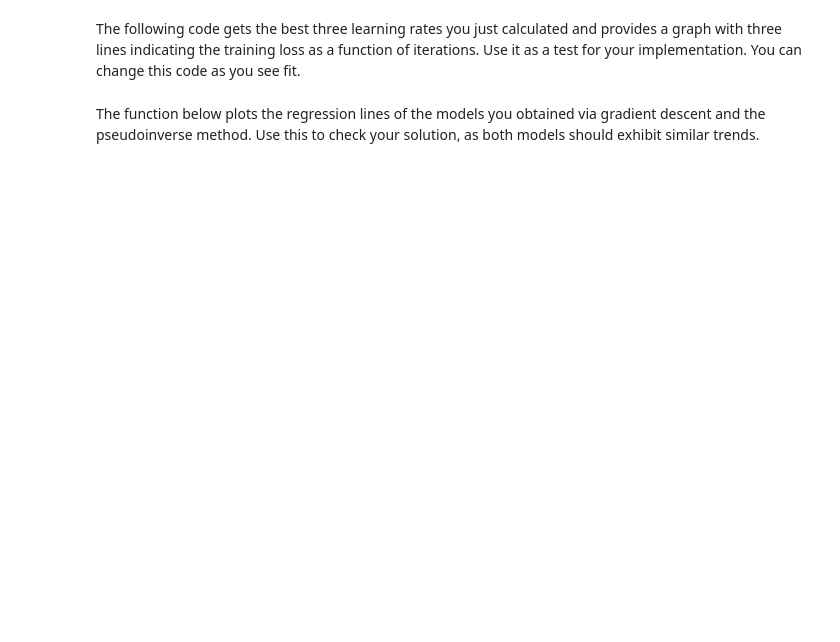
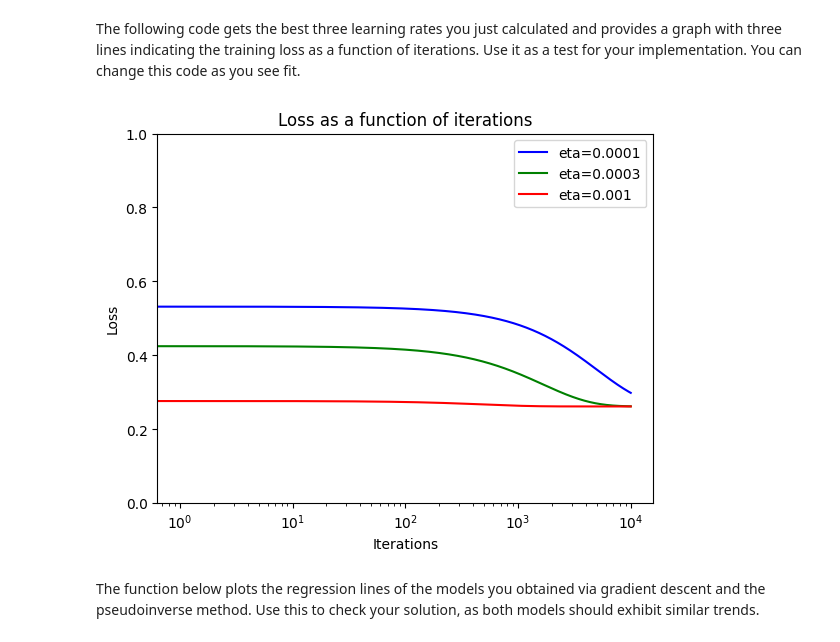
Before and after one commit to guyStrauss/machine-learning-from-data, a Jupyter notebook: hw1/hw1.ipynb, the cells around one changed output. Drawn from its saved outputs; the diff is of its cells as text; code cells hidden in the pictures; blank space fills up the shorter version.

```diff
--- a/hw1/hw1.ipynb
+++ b/hw1/hw1.ipynb
@@ -298,25 +326,29 @@ print(best_learning_rate)
 # %% [markdown]
 The following code gets the best three learning rates you just calculated and provides a graph with three lines indicating the training loss as a function of iterations. Use it as a test for your implementation. You can change this code as you see fit.
 # %%
-top_3_etas = sorted([(value, key) for key, value in eta_dict.items()], reverse=False)[:3]
+top_3_etas = sorted([(value, key) for key, value in eta_dict.items()], reverse=False)[
+             :3]
 top_3_etas = [x[1] for x in top_3_etas]
 
 histories = []
 for eta in top_3_etas:
     params = np.random.random(size=2)
-    _, J_history = gradient_descent(X_train ,y_train, params, eta, num_iters=10000)
+    _, J_history = gradient_descent(X_train, y_train, params, eta, num_iters=10000)
     histories.append(J_history)
 
-for i, (eta, color) in enumerate(zip(top_3_etas, ['b','g','r'])):
-    plt.plot(np.arange(10000), histories[i], color, label='eta='+str(eta))
+for i, (eta, color) in enumerate(zip(top_3_etas, ['b', 'g', 'r'])):
+    plt.plot(np.arange(10000), histories[i], color, label='eta=' + str(eta))
+
 
 plt.xscale('log')
-plt.ylim(0, 0.005)
+plt.ylim(0, 1)
 plt.xlabel('Iterations')
 plt.ylabel('Loss')
 plt.title('Loss as a function of iterations')
 plt.legend()
 plt.show()
+# %% [output]
+[figure, added]
 # %% [markdown]
 The function below plots the regression lines of the models you obtained via gradient descent and the pseudoinverse method. Use this to check your solution, as both models should exhibit similar trends.
 # %%
```
Also changed, not shown: parts of 30 cells of this notebook, 1 other file.
